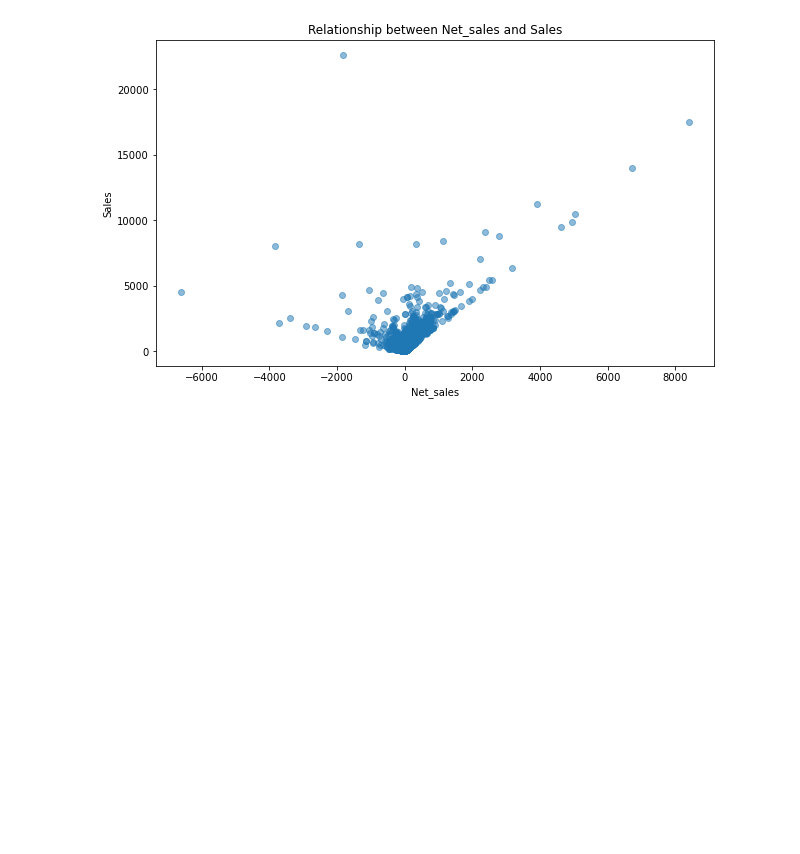
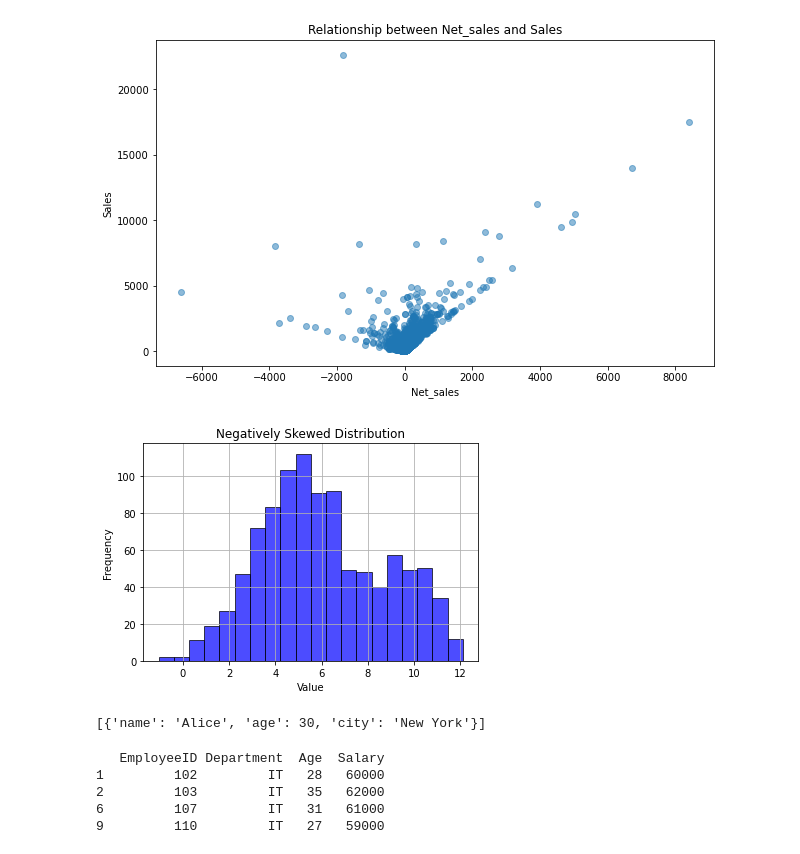
Before and after one commit to KIBETRONALD/Sales-analysis, a Jupyter notebook: analysis.ipynb, the cells around one changed output. Saved outputs shown, nothing was run; the diff lists cells and outputs as text; code cells hidden in the pictures; blank space fills up the shorter version.

```diff
--- a/analysis.ipynb
+++ b/analysis.ipynb
@@ -492,3 +478,56 @@ plt.ylabel('Sales')
 plt.show()
 # %% [output]
 [figure]
+# %%
+import numpy as np
+import matplotlib.pyplot as plt
+
+# Generate a negatively skewed dataset
+data = np.concatenate((np.random.normal(5, 2, 800), np.random.normal(10, 1, 200)))
+
+# Create a histogram to visualize the distribution
+plt.hist(data, bins=20, color='blue', alpha=0.7, edgecolor='k')
+plt.xlabel('Value')
+plt.ylabel('Frequency')
+plt.title('Negatively Skewed Distribution')
+plt.grid(True)
+plt.show()
+# %% [output]
+[figure, added]
+# %%
+#using filter(lambdax)
+data = [
+    {'name': 'Alice', 'age': 30, 'city': 'New York'},
+    {'name': 'Bob', 'age': 25, 'city': 'Los Angeles'},
+    {'name': 'Charlie', 'age': 35, 'city': 'Chicago'},
+    {'name': 'David', 'age': 28, 'city': 'New York'},
+]
+
+# Filter the data based on multiple criteria
+filtered_data = filter(lambda x: x['age'] >= 25 and x['city'] == 'New York'and x['name']=='Alice', data)
+
+# Convert the filtered result to a list (if needed)
+filtered_list = list(filtered_data)
+
+print(filtered_list)
+# %% [output]
+[{'name': 'Alice', 'age': 30, 'city': 'New York'}]
+# %%
+#
+data = {
+    'EmployeeID': [101, 102, 103, 104, 105, 106, 107, 108, 109, 110],
+    'Department': ['HR', 'IT', 'IT', 'Finance', 'HR', 'Finance', 'IT', 'HR', 'Finance', 'IT'],
+    'Age': [30, 28, 35, 42, 26, 39, 31, 29, 40, 27],
+    'Salary': [55000, 60000, 62000, 70000, 52000, 72000, 61000, 54000, 73000, 59000]
+}
+
+df = pd.DataFrame(data)
+filtered_data = df.groupby('Department').filter(lambda x: (x['Department'].iloc[1] == 'IT') and ((x['Age'] >= 30).any() or (x['Salary'] < 65000).any()))
+
+print(filtered_data)
+# %% [output]
+   EmployeeID Department  Age  Salary
+1         102         IT   28   60000
+2         103         IT   35   62000
+6         107         IT   31   61000
+9         110         IT   27   59000
```
Also changed, not shown: parts of 5 cells of this notebook.
